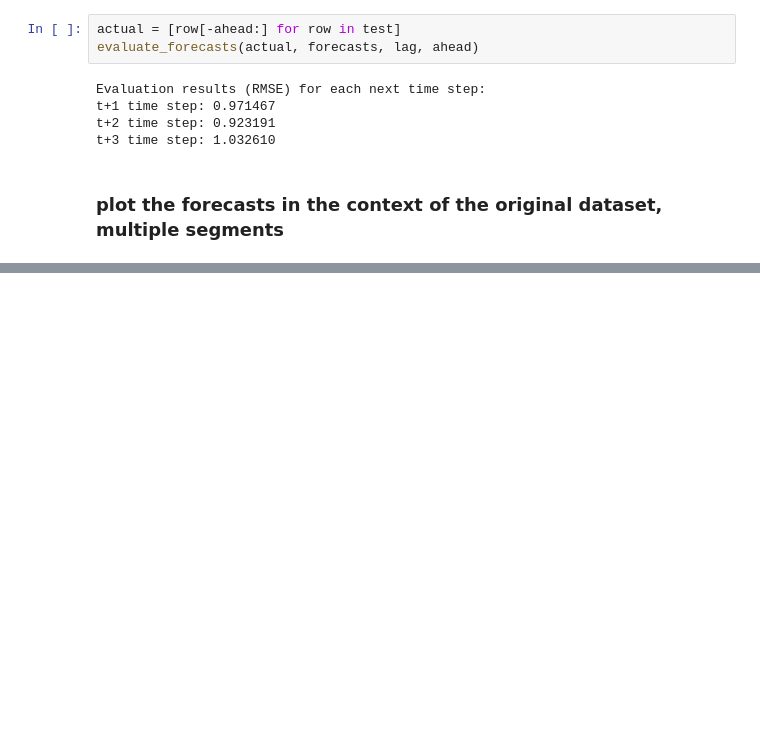
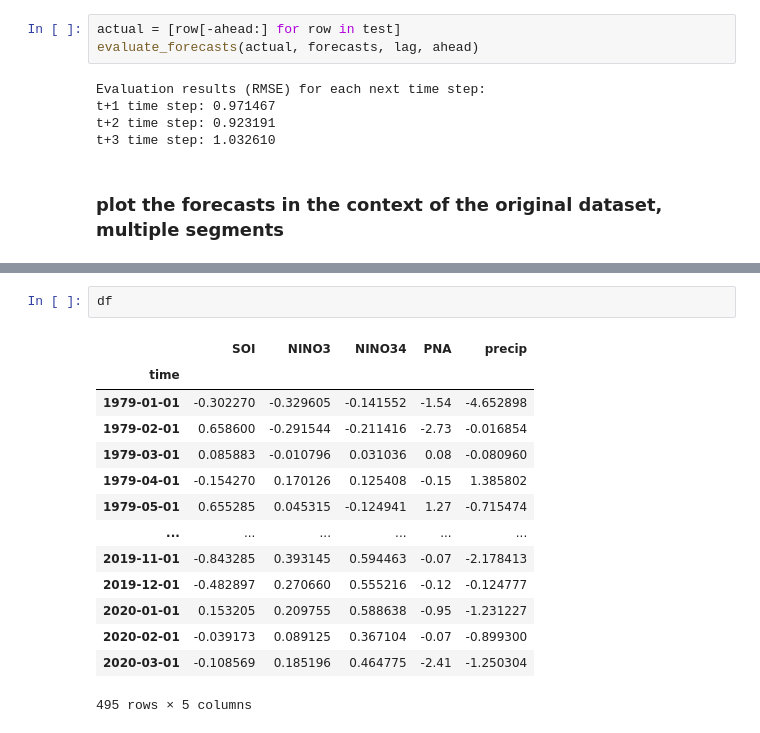
Before and after one commit to nicolasfauchereau/ESRI_notebooks_redux, a Jupyter notebook: ENSO_LSTM_redux.ipynb, the cells around one changed output, grey strips where cells are left out. Drawn from its saved outputs; the diff is of its cells as text; blank space fills up the shorter version.

```diff
--- a/ENSO_LSTM_redux.ipynb
+++ b/ENSO_LSTM_redux.ipynb
@@ -596,0 +597,17 @@ plot_forecasts(df['SOI'].values, forecasts, test.shape[0] + ahead - 1, 0, 500, a
+# %%
+df
+# %% [output]
+|  | SOI | NINO3 | NINO34 | PNA | precip |
+| time |  |  |  |  |  |
+| 1979-01-01 | -0.302270 | -0.329605 | -0.141552 | -1.54 | -4.652898 |
+| 1979-02-01 | 0.658600 | -0.291544 | -0.211416 | -2.73 | -0.016854 |
+| 1979-03-01 | 0.085883 | -0.010796 | 0.031036 | 0.08 | -0.080960 |
+| 1979-04-01 | -0.154270 | 0.170126 | 0.125408 | -0.15 | 1.385802 |
+| 1979-05-01 | 0.655285 | 0.045315 | -0.124941 | 1.27 | -0.715474 |
+| ... | ... | ... | ... | ... | ... |
+| 2019-11-01 | -0.843285 | 0.393145 | 0.594463 | -0.07 | -2.178413 |
+| 2019-12-01 | -0.482897 | 0.270660 | 0.555216 | -0.12 | -0.124777 |
+| 2020-01-01 | 0.153205 | 0.209755 | 0.588638 | -0.95 | -1.231227 |
+| 2020-02-01 | -0.039173 | 0.089125 | 0.367104 | -0.07 | -0.899300 |
+| 2020-03-01 | -0.108569 | 0.185196 | 0.464775 | -2.41 | -1.250304 |
+495 rows × 5 columns
```
Also changed, not shown: parts of 2 cells of this notebook.
